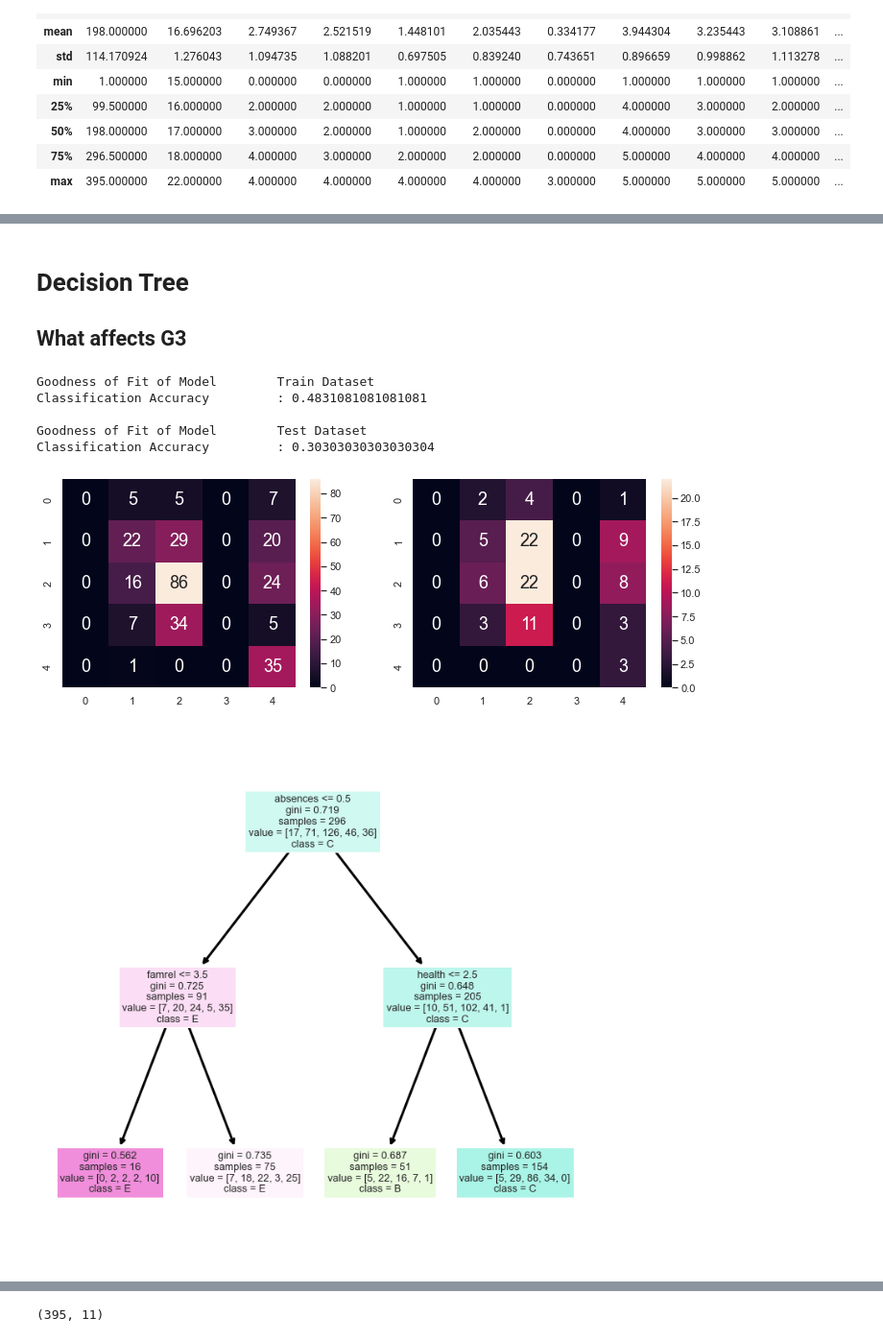
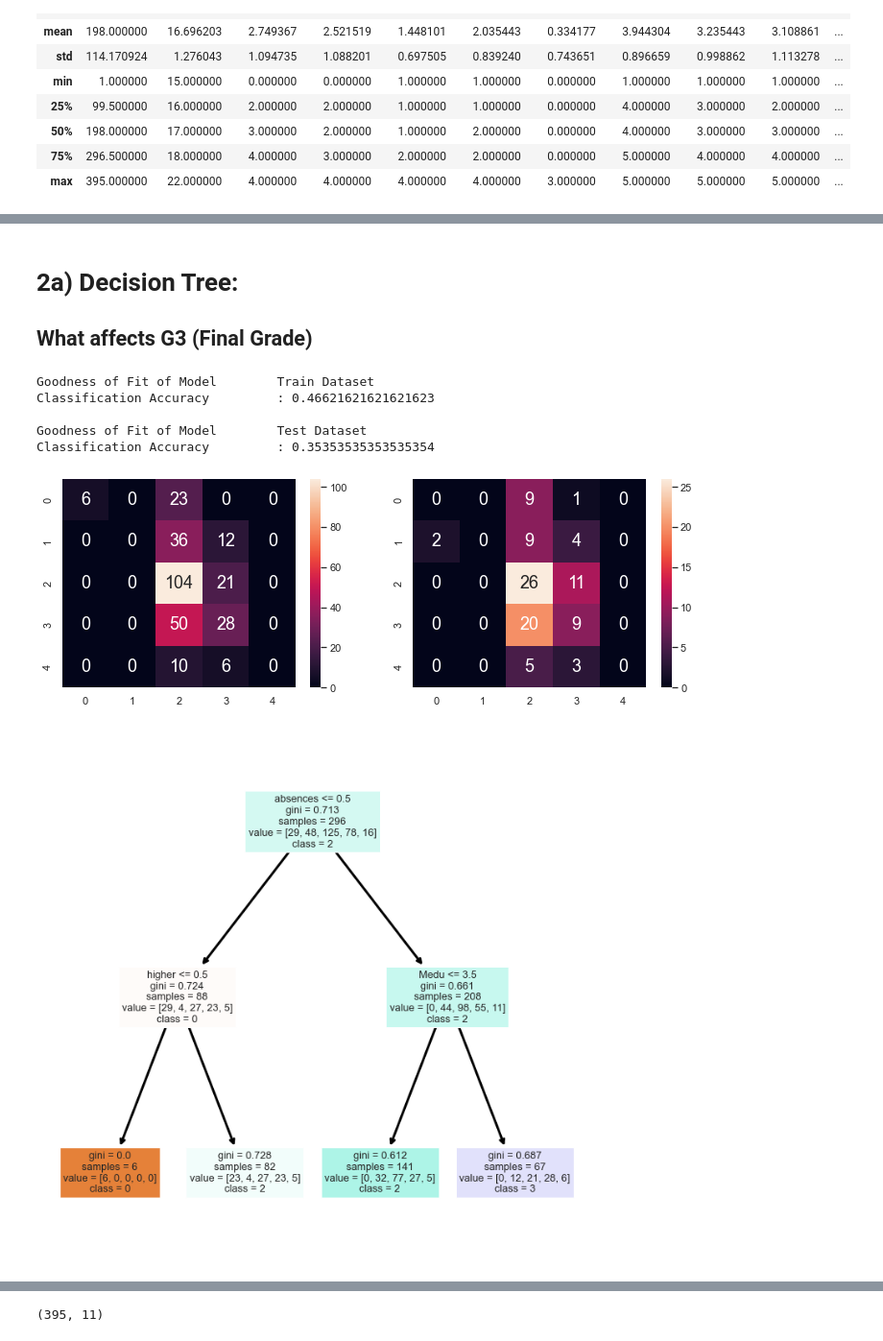
Before and after one commit to Heng-Zi-Hui/DSAI-Mini-Project, a Jupyter notebook: DSAI_Project/MainProject - uno.ipynb, the cells around one changed output, grey strips where cells are left out. Shown at 96% size. Saved outputs shown, nothing was run; the diff lists cells and outputs as text; code cells hidden in the pictures.

```diff
--- a/DSAI_Project/MainProject - uno.ipynb
+++ b/DSAI_Project/MainProject - uno.ipynb
@@ -27,3 +27,16 @@ mainData.describe()
 | 50% | 198.000000 | 17.000000 | 3.000000 | 2.000000 | 1.000000 | 2.000000 | 0.000000 | 4.000000 | 3.000000 | 3.000000 | ... |
 | 75% | 296.500000 | 18.000000 | 4.000000 | 3.000000 | 2.000000 | 2.000000 | 0.000000 | 5.000000 | 4.000000 | 4.000000 | ... |
 | max | 395.000000 | 22.000000 | 4.000000 | 4.000000 | 4.000000 | 4.000000 | 3.000000 | 5.000000 | 5.000000 | 5.000000 | ... |
+# %%
+categorical_features = [
+    features for features in mainData.columns if mainData[features].dtype == 'O']
+#print(len(categorical_features))
+#mainData[categorical_features].head()
+
+for feature in categorical_features:
+    labels_ordered = mainData.groupby(
+        [feature])['G3'].mean().sort_values().index
+    labels_ordered = {k: i for i, k in enumerate(labels_ordered, 0)}
+    mainData[feature] = mainData[feature].map(labels_ordered)
+
+mainData[categorical_features].head()
@@ -105,6 +135,6 @@ Mean Squared Error (MSE)        : 23.143359715426424
 # %% [markdown]
-# Decision Tree
-## What affects G3
+# 2a) Decision Tree:
+## What affects G3 (Final Grade)
 # %%
 # Import essential models and functions from sklearn
 from sklearn.tree import DecisionTreeClassifier
@@ -112,7 +142,8 @@ from sklearn.model_selection import train_test_split
 from sklearn.metrics import confusion_matrix
 
 response= ["grades"]
-predictors = ["famrel","studytime","health","absences"]
+#predictors = ["famrel","studytime","health","absences"]
+predictors = ["famrel","studytime","health","absences","schoolsup","Medu","Fedu","Mjob","Fjob","traveltime","higher"]
 
 
 # Extract Response and Predictors
@@ -139,35 +170,35 @@ print()
 print("Goodness of Fit of Model \tTest Dataset")
 print("Classification Accuracy \t:", dectree.score(X_test, y_test))
 print()
 
 # Plot the Confusion Matrix for Train and Test
 f, axes = plt.subplots(1, 2, figsize=(12, 4))
 sb.heatmap(confusion_matrix(y_train, y_train_pred),
            annot = True, fmt=".0f", annot_kws={"size": 18}, ax = axes[0])
 sb.heatmap(confusion_matrix(y_test, y_test_pred),
            annot = True, fmt=".0f", annot_kws={"size": 18}, ax = axes[1])
 
 # Plot the trained Decision Tree
 from sklearn.tree import plot_tree
 fig, ax = plt.subplots(figsize=(12, 12))
 out = plot_tree(dectree,
           feature_names = X_train.columns,
           class_names = [str(x) for x in dectree.classes_],
           filled=True)
 
 for o in out:
     arrow = o.arrow_patch
     if arrow is not None:
         arrow.set_edgecolor('black')
         arrow.set_linewidth(3)
 
 plt.show()
 # %% [output]
 Goodness of Fit of Model        Train Dataset
-Classification Accuracy         : 0.4831081081081081
+Classification Accuracy         : 0.46621621621621623
 
 Goodness of Fit of Model        Test Dataset
-Classification Accuracy         : 0.30303030303030304
+Classification Accuracy         : 0.35353535353535354
-[figure, old version]
+[figure, new version]
-[figure, old version]
+[figure, new version]
 # %% [markdown]
```
Also changed, not shown: parts of 21 cells of this notebook.
